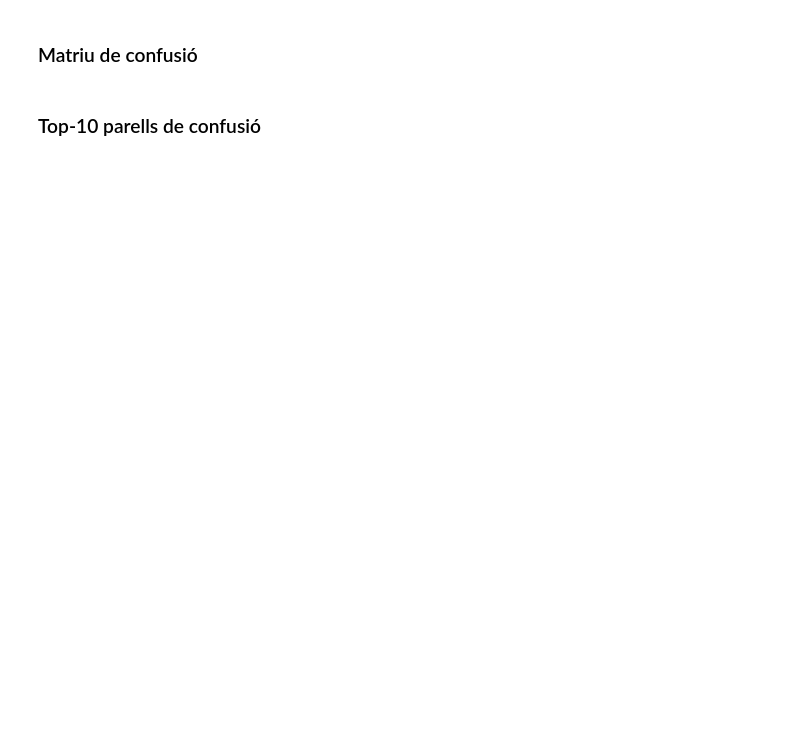
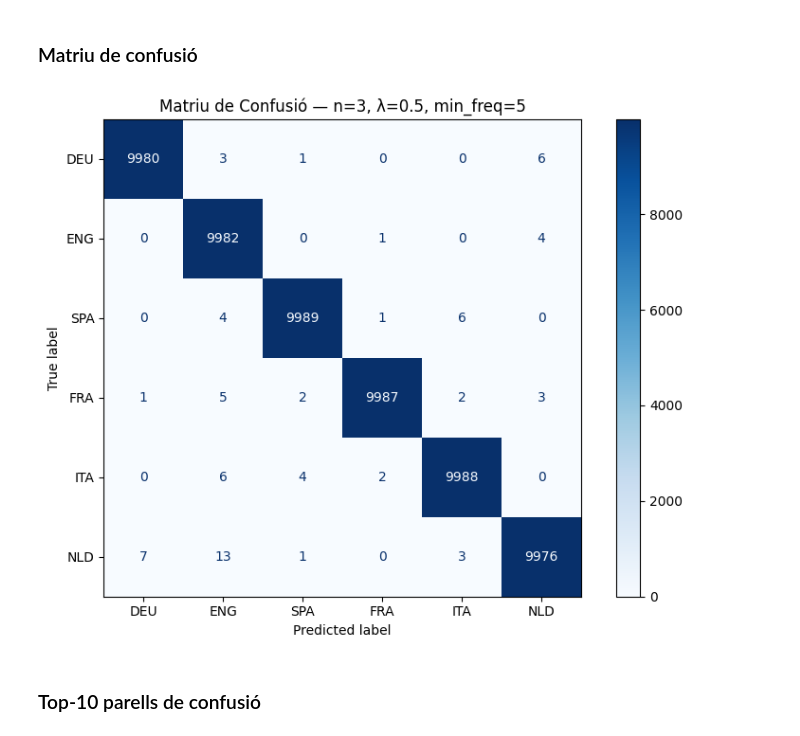
Before and after one commit to irenemiralles/practica1_plh, a Jupyter notebook: versiofinal.ipynb, the cells around one changed output. Cells and saved outputs as stored; diff of their text form; code cells hidden in the pictures; blank space fills up the shorter version.

```diff
--- a/versiofinal.ipynb
+++ b/versiofinal.ipynb
@@ -311,24 +311,26 @@ Top-5 n-grames més probables per idioma (n=3):
 def score_text(text: str, model: dict, finder_cls) -> float:
     """
     Calcula el log-score d'un text preprocessat donat un model de llengua.
-    Retorna la suma de log-probabilitats dels n-grames del text.
+    Suma les log-probabilitats de TOTS els n-grames amb repetició:
+
+        log P(d) = sum_j log P(e_j)
+
+    on j recorre tots els n-grames del text, comptant repeticions.
     """
     finder = finder_cls.from_words(text)
-    ngrams = list(finder.ngram_fd.keys())
 
-    if not ngrams:
+    if not finder.ngram_fd:
         return float('-inf')
 
     return sum(
-        model['probs'].get(ng, model['log_unseen'])
-        for ng in ngrams
+        count * model['probs'].get(ng, model['log_unseen'])
+        for ng, count in finder.ngram_fd.items()
     )
 
 
 def classify(sentence: str, models: dict, finder_cls) -> str:
     """
     Classifica una frase preprocessada retornant l'idioma més probable.
-    Aplica score_text a cada model i retorna l'argmax.
     """
     scores = {lang: score_text(sentence, models[lang], finder_cls)
               for lang in models}
@@ -653,15 +713,17 @@ print(classification_report(
 # %% [markdown]
 ### Matriu de confusió
 # %%
-cm = confusion_matrix(y_true_final, y_pred_final, labels=LANGUAGES)
+cm = confusion_matrix(y_true, y_pred, labels=LANGUAGES)
 
 fig, ax = plt.subplots(figsize=(8, 6))
 ConfusionMatrixDisplay(cm, display_labels=[l.upper() for l in LANGUAGES])\
     .plot(ax=ax, colorbar=True, cmap='Blues')
 ax.set_title(f"Matriu de Confusió — n={N_GRAM}, λ={LAMBDA}, min_freq={MIN_FREQ}")
 plt.tight_layout()
 plt.savefig("confusion_matrix.png", dpi=150)
 plt.show()
+# %% [output]
+[figure, added]
 # %% [markdown]
 ### Top-10 parells de confusió
 # %%
```
Also changed, not shown: parts of 15 cells of this notebook, 5 other files.
